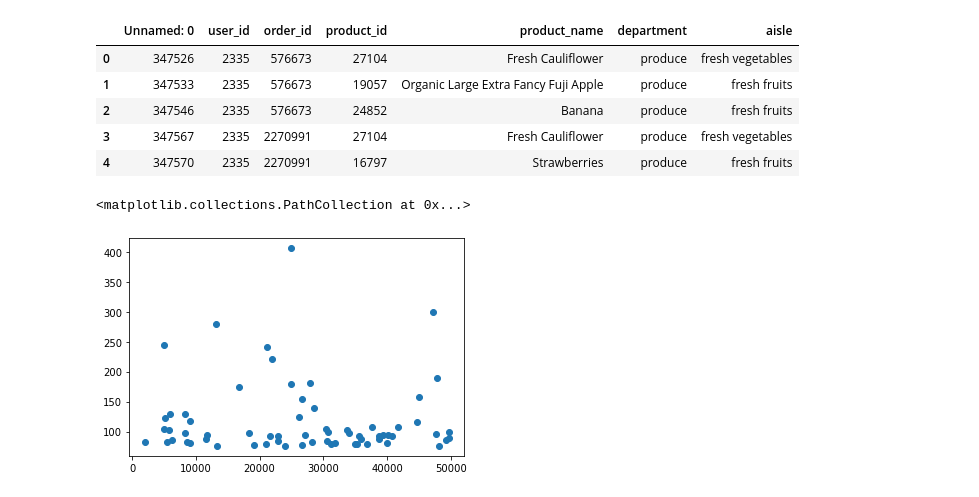
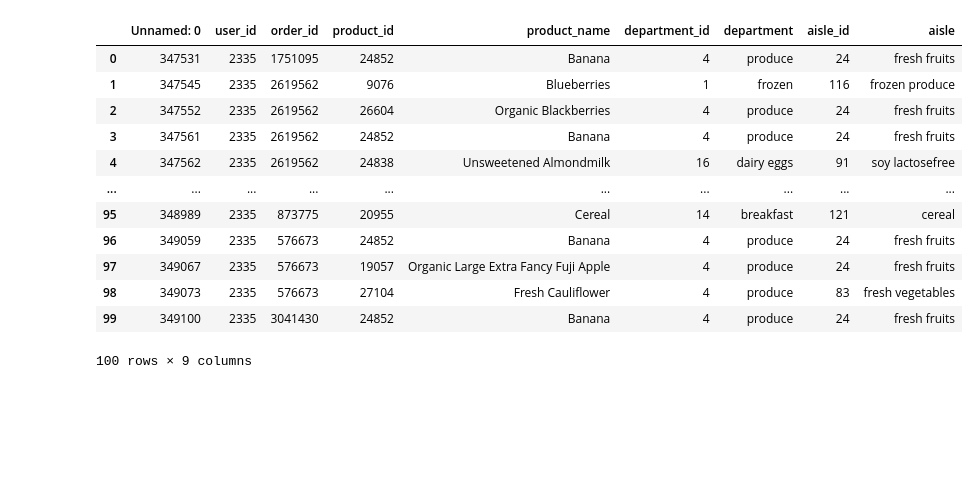
Before and after one commit to CodingComrades/final-project, a Jupyter notebook: ML_clustering.ipynb, the cells around one changed output. Saved outputs shown, nothing was run; the diff lists cells and outputs as text; code cells hidden in the pictures; blank space fills up the shorter version.

```diff
--- a/ML_clustering.ipynb
+++ b/ML_clustering.ipynb
@@ -6,20 +20,18 @@ import pandas as pd
 # %%
 # Read in data
 data = pd.read_csv('./LimitedData.csv')
-data.head()
+data.head(100)
 # %% [output]
-|  | Unnamed: 0 | user_id | order_id | product_id | product_name | department | aisle |
-| 0 | 347526 | 2335 | 576673 | 27104 | Fresh Cauliflower | produce | fresh vegetables |
-| 1 | 347533 | 2335 | 576673 | 19057 | Organic Large Extra Fancy Fuji Apple | produce | fresh fruits |
-| 2 | 347546 | 2335 | 576673 | 24852 | Banana | produce | fresh fruits |
-| 3 | 347567 | 2335 | 2270991 | 27104 | Fresh Cauliflower | produce | fresh vegetables |
-| 4 | 347570 | 2335 | 2270991 | 16797 | Strawberries | produce | fresh fruits |
+|  | Unnamed: 0 | user_id | order_id | product_id | product_name | department_id | department | aisle_id | aisle |
+| 0 | 347531 | 2335 | 1751095 | 24852 | Banana | 4 | produce | 24 | fresh fruits |
+| 1 | 347545 | 2335 | 2619562 | 9076 | Blueberries | 1 | frozen | 116 | frozen produce |
+| 2 | 347552 | 2335 | 2619562 | 26604 | Organic Blackberries | 4 | produce | 24 | fresh fruits |
+| 3 | 347561 | 2335 | 2619562 | 24852 | Banana | 4 | produce | 24 | fresh fruits |
+| 4 | 347562 | 2335 | 2619562 | 24838 | Unsweetened Almondmilk | 16 | dairy eggs | 91 | soy lactosefree |
+| ... | ... | ... | ... | ... | ... | ... | ... | ... | ... |
+| 95 | 348989 | 2335 | 873775 | 20955 | Cereal | 14 | breakfast | 121 | cereal |
+| 96 | 349059 | 2335 | 576673 | 24852 | Banana | 4 | produce | 24 | fresh fruits |
+| 97 | 349067 | 2335 | 576673 | 19057 | Organic Large Extra Fancy Fuji Apple | 4 | produce | 24 | fresh fruits |
+| 98 | 349073 | 2335 | 576673 | 27104 | Fresh Cauliflower | 4 | produce | 83 | fresh vegetables |
+| 99 | 349100 | 2335 | 3041430 | 24852 | Banana | 4 | produce | 24 | fresh fruits |
+100 rows × 9 columns
-# %%
-# Plot data by count of product_id by product
-product_id_counts = data['product_id'].value_counts()
-plot_df = pd.DataFrame({"Product Count": product_id_counts})
-
-plt.scatter(plot_df.index, plot_df["Product Count"])
-# %% [output]
-<matplotlib.collections.PathCollection at 0x...>
-[figure, removed]
```
Also changed, not shown: parts of 25 cells of this notebook.
